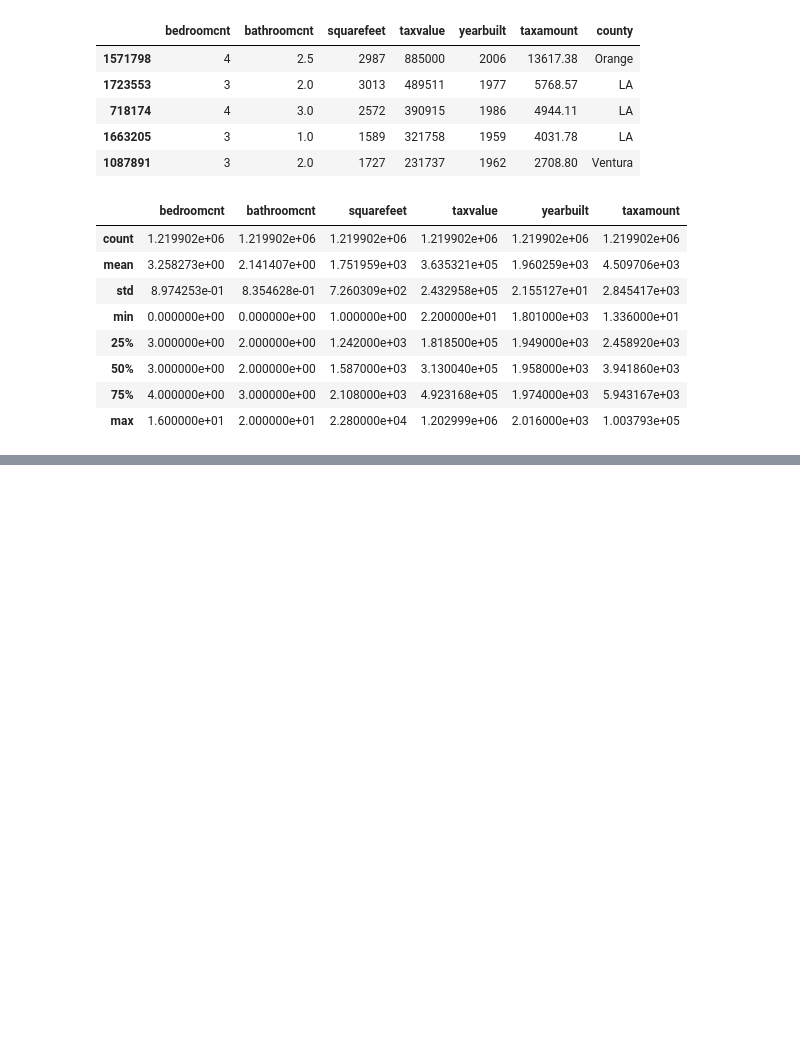
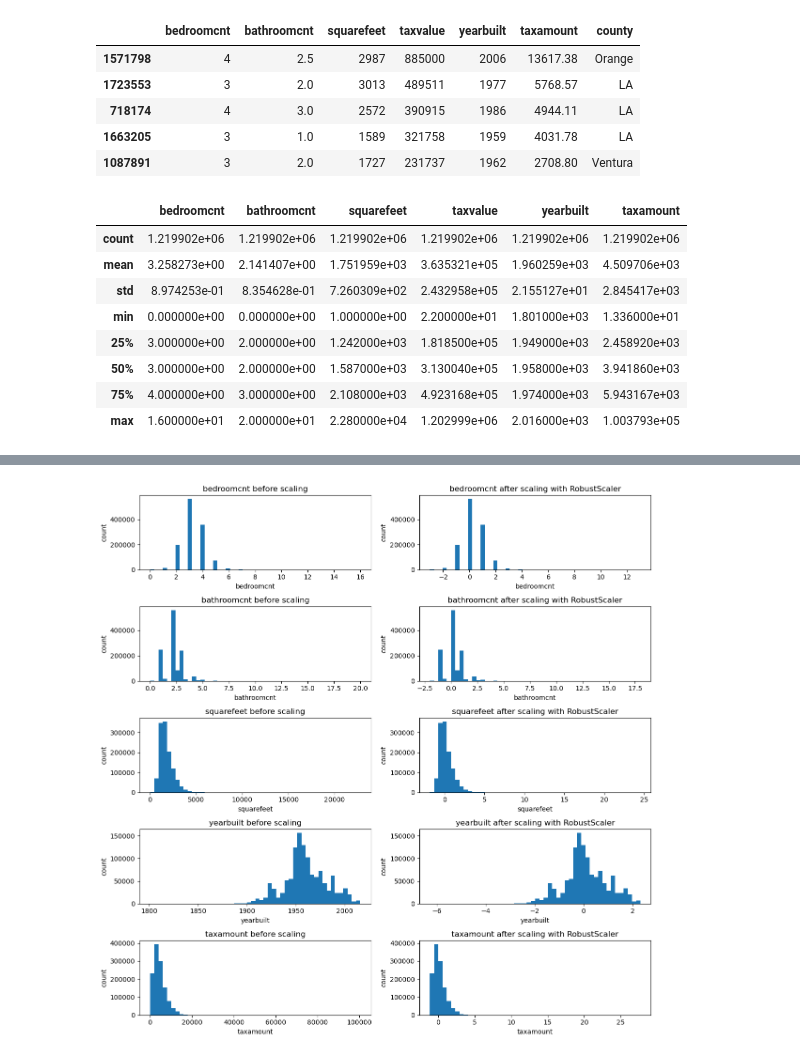
Before and after one commit to Brian-ONeil/regression-exercises, a Jupyter notebook: scaling.ipynb, the cells around one changed output, grey strips where cells are left out. Saved outputs shown, nothing was run; the diff lists cells and outputs as text; code cells hidden in the pictures; blank space fills up the shorter version.

```diff
--- a/scaling.ipynb
+++ b/scaling.ipynb
@@ -103,0 +135,8 @@ plt.bar(train.bathroomcnt, train.taxvalue);
+# %%
+# call function with robustscaler
+visualize_scaler(scaler=RobustScaler(),
+                 df=train,
+                 columns_to_scale=to_scale,
+                 bins=50)
+# %% [output]
+[figure, added]
```
Also changed, not shown: parts of 52 cells of this notebook, 2 other files.
